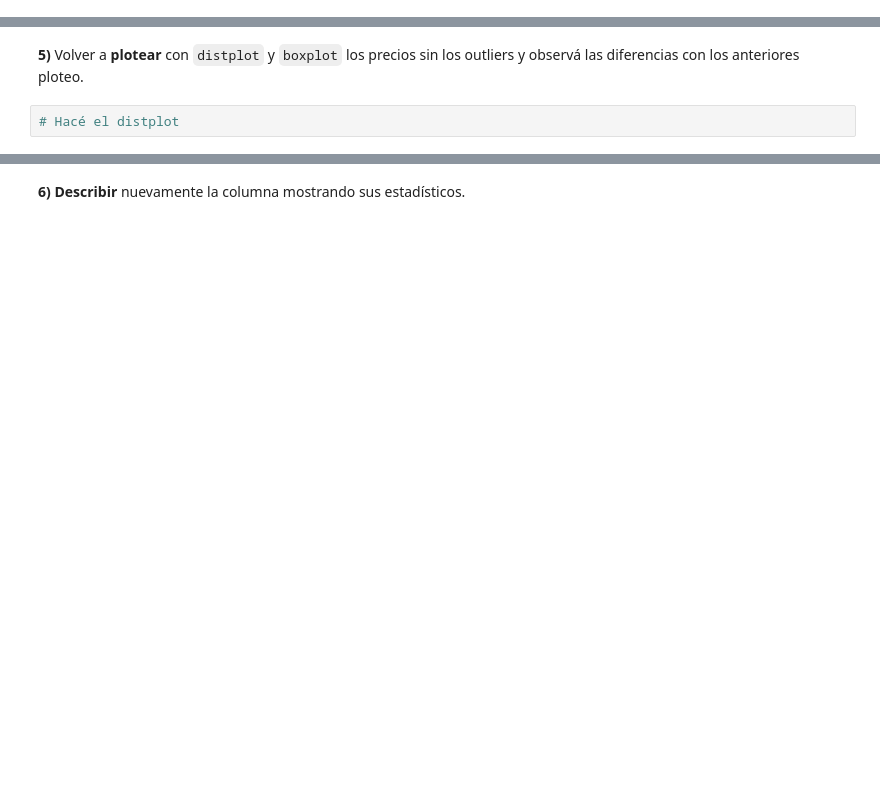
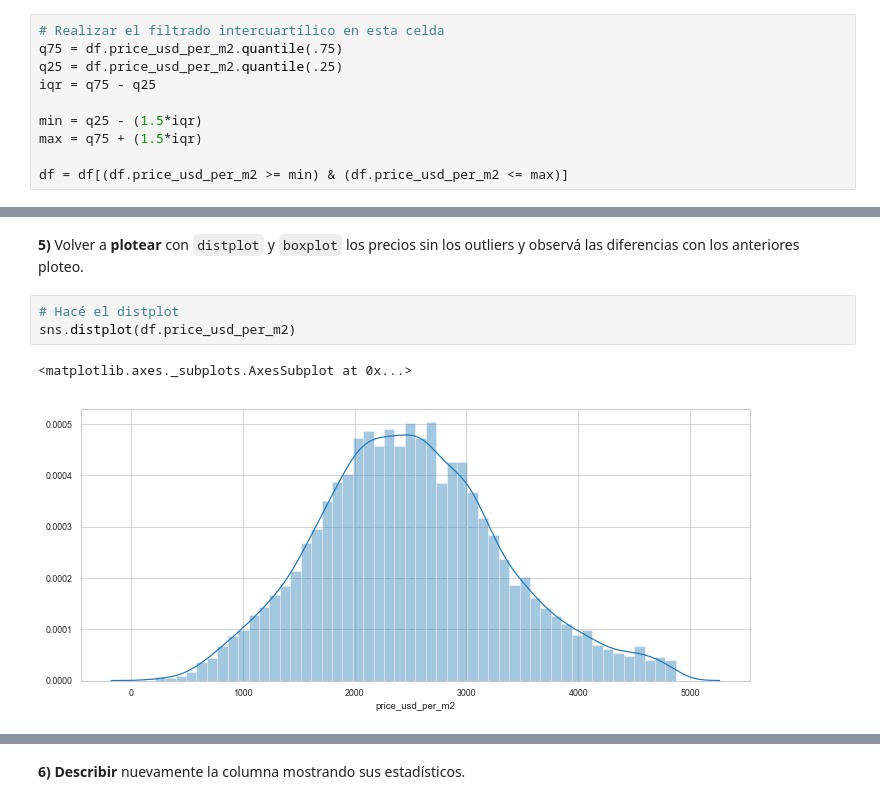
Before and after one commit to GustavoBuhr/DataScience, a Jupyter notebook: entrega+2/entrega+2/recursos_proyecto_2.ipynb, the cells around one changed output, grey strips where cells are left out. Drawn from its saved outputs; the diff is of its cells as text; blank space fills up the shorter version.

```diff
--- a/entrega+2/entrega+2/recursos_proyecto_2.ipynb
+++ b/entrega+2/entrega+2/recursos_proyecto_2.ipynb
@@ -103,0 +129,10 @@ Para obtener el rango tenemos que calcular la diferencia entre el tercer y el pr
+# %%
+# Realizar el filtrado intercuartílico en esta celda
+q75 = df.price_usd_per_m2.quantile(.75)
+q25 = df.price_usd_per_m2.quantile(.25)
+iqr = q75 - q25
+
+min = q25 - (1.5*iqr)
+max = q75 + (1.5*iqr)
+
+df = df[(df.price_usd_per_m2 >= min) & (df.price_usd_per_m2 <= max)]
@@ -105,5 +149,9 @@ Para obtener el rango tenemos que calcular la diferencia entre el tercer y el pr
 **5)** Volver a **plotear** con `distplot` y `boxplot` los precios sin los outliers y observá las diferencias con los anteriores ploteo.
 # %%
 # Hacé el distplot
+sns.distplot(df.price_usd_per_m2)
+# %% [output]
+<matplotlib.axes._subplots.AxesSubplot at 0x...>
+[figure, added]
 # %%
 # Hacé el boxplot en esta celda
```
Also changed, not shown: parts of 14 cells of this notebook.
